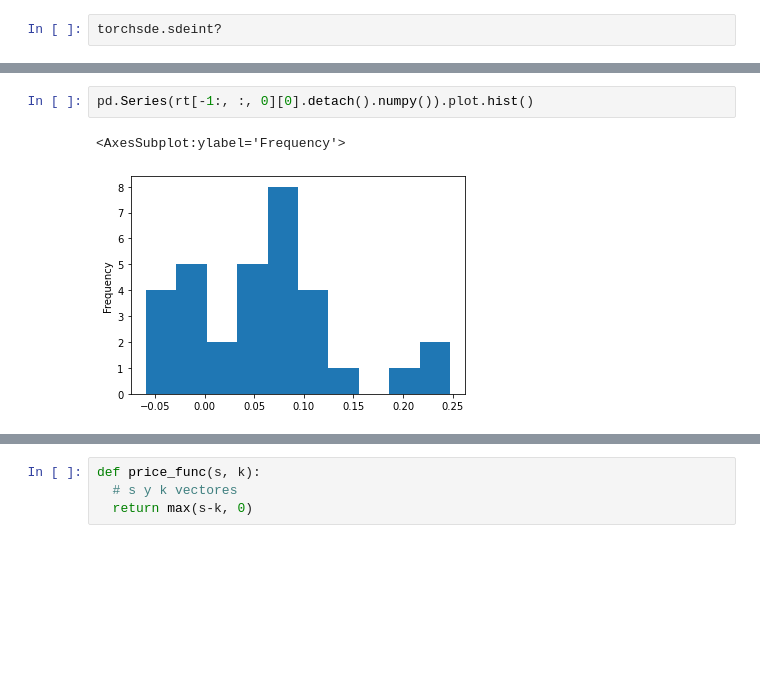
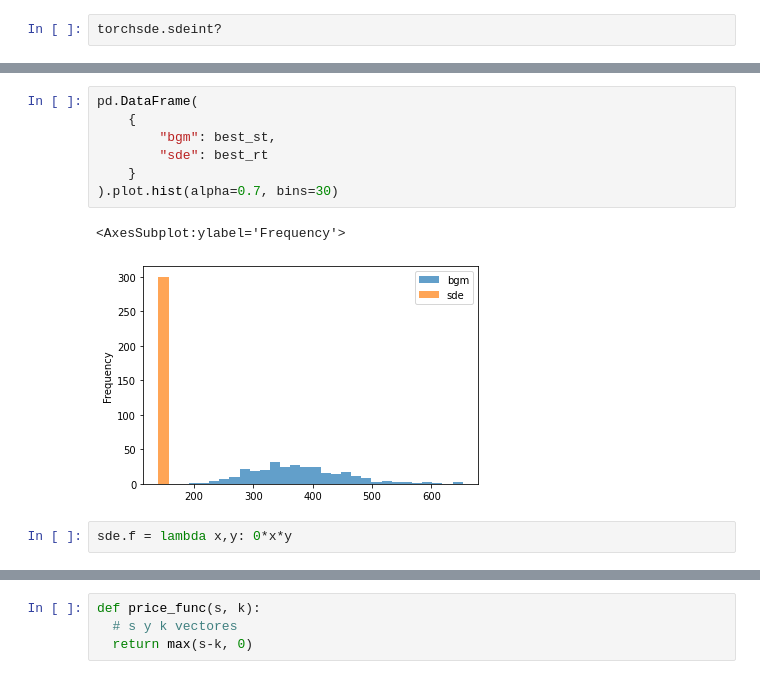
Before and after one commit to gflan/neural-pricing, a Jupyter notebook: ancufi/neural_options.ipynb, the cells around one changed output, grey strips where cells are left out. Saved outputs shown, nothing was run; the diff lists cells and outputs as text; blank space fills up the shorter version.

```diff
--- a/ancufi/neural_options.ipynb
+++ b/ancufi/neural_options.ipynb
@@ -208,5 +253,12 @@ best_loss
-# %%
-pd.Series(rt[-1:, :, 0][0].detach().numpy()).plot.hist()
-# %% [output]
-<AxesSubplot:ylabel='Frequency'>
-[figure, removed]
+# %%
+pd.DataFrame(
+    {
+        "bgm": best_st,
+        "sde": best_rt
+    }
+).plot.hist(alpha=0.7, bins=30)
+# %% [output]
+<AxesSubplot:ylabel='Frequency'>
+[figure, added]
+# %%
+sde.f = lambda x,y: 0*x*y
```
Also changed, not shown: parts of 22 cells of this notebook.
